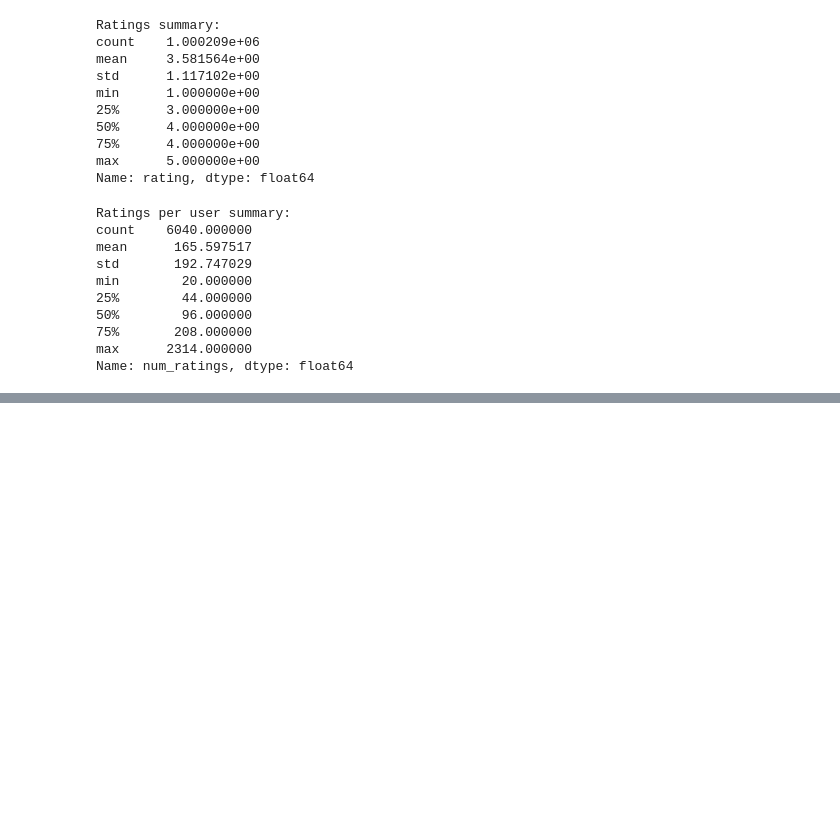
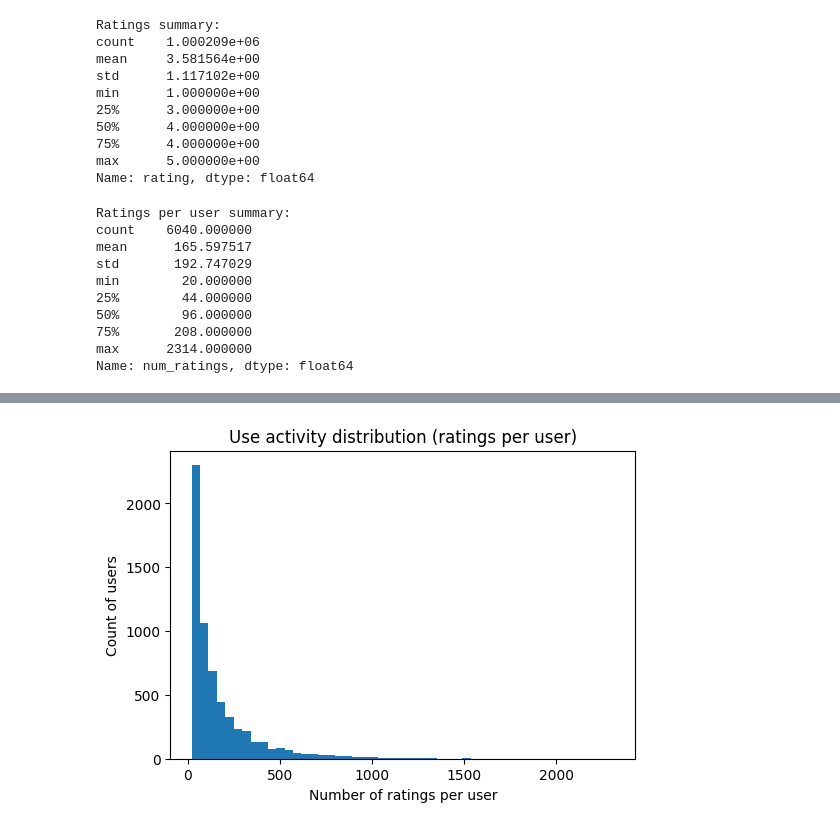
Before and after one commit to lunatic-bot/MovieRecommender, a Jupyter notebook: notebooks/data_exploration.ipynb, the cells around one changed output, grey strips where cells are left out. Saved outputs shown, nothing was run; the diff lists cells and outputs as text; code cells hidden in the pictures; blank space fills up the shorter version.

```diff
--- a/notebooks/data_exploration.ipynb
+++ b/notebooks/data_exploration.ipynb
@@ -164,0 +185,9 @@ Name: num_ratings, dtype: float64
+# %%
+plt.figure(figsize=(6,4))
+plt.hist(rpu, bins=50)
+plt.xlabel("Number of ratings per user")
+plt.ylabel("Count of users")
+plt.title("Use activity distribution (ratings per user)")
+plt.show()
+# %% [output]
+[figure, added]
```
Also changed, not shown: parts of 16 cells of this notebook.
